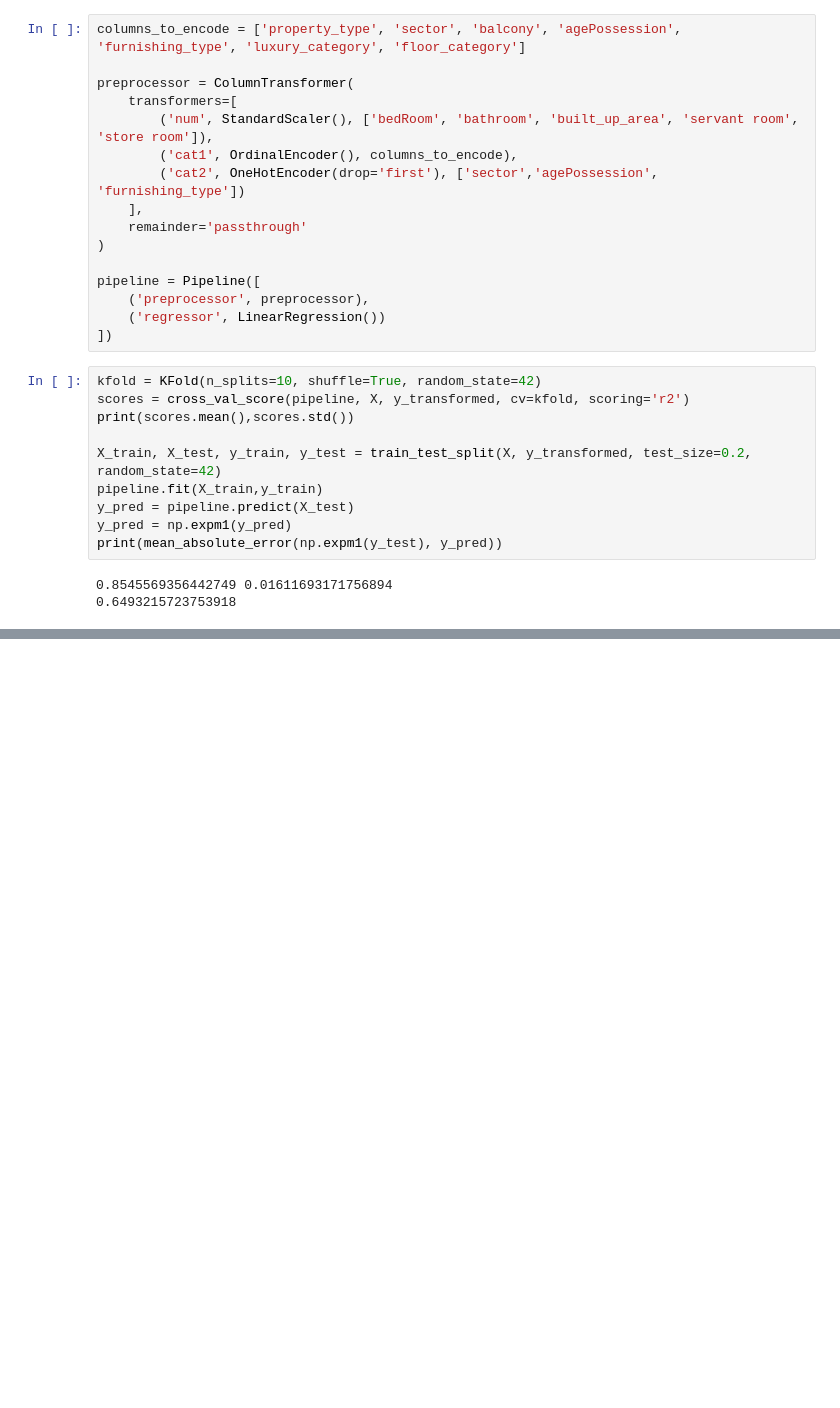
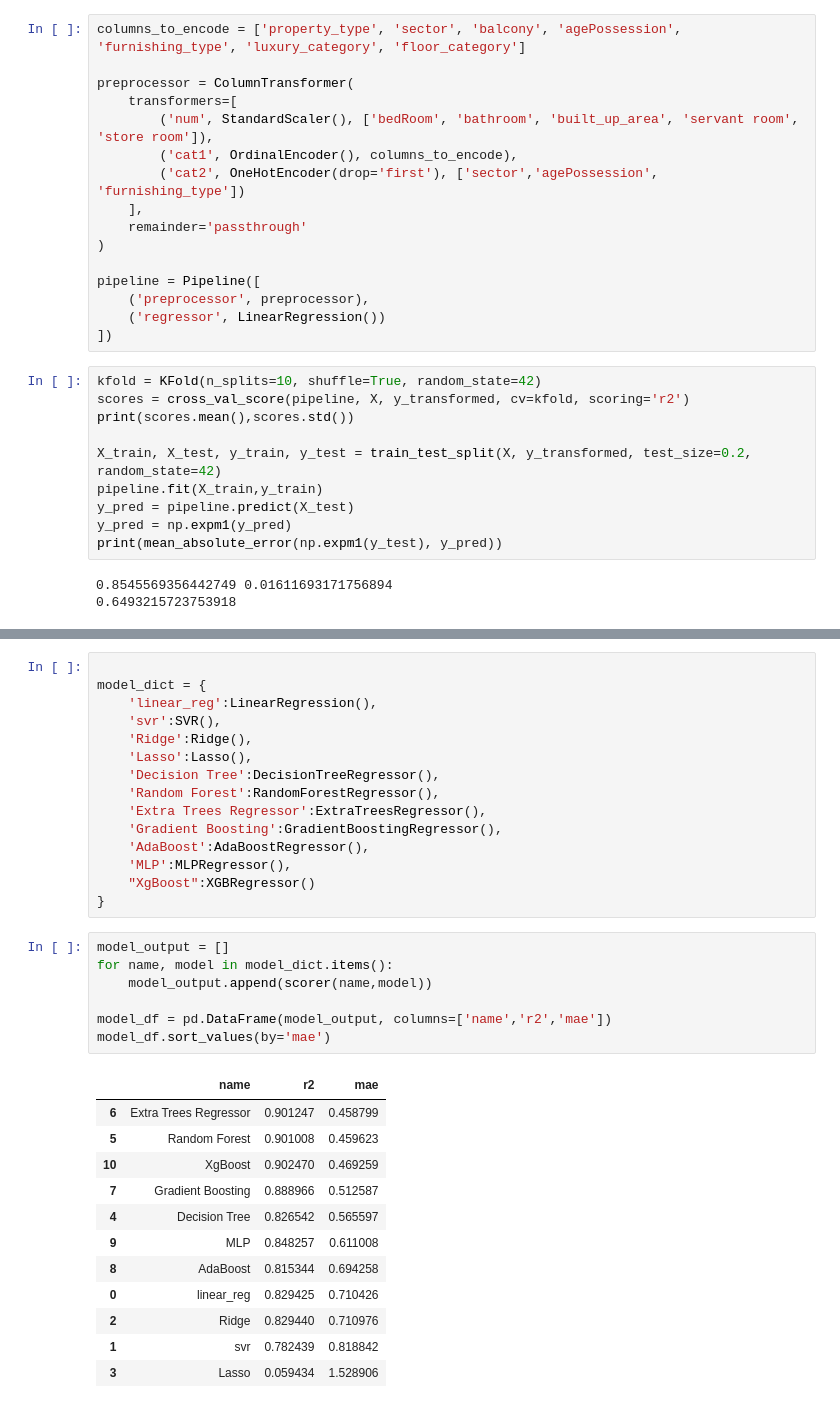
Before and after one commit to mdakram2001/Real-Housing-AI, a Jupyter notebook: model_selection.ipynb, the cells around one changed output, grey strips where cells are left out. Cells and saved outputs as stored; diff of their text form; blank space fills up the shorter version.

```diff
--- a/model_selection.ipynb
+++ b/model_selection.ipynb
@@ -190,0 +386,35 @@ model_df.sort_values(by='mae')
+# %%
+
+model_dict = {
+    'linear_reg':LinearRegression(),
+    'svr':SVR(),
+    'Ridge':Ridge(),
+    'Lasso':Lasso(),
+    'Decision Tree':DecisionTreeRegressor(),
+    'Random Forest':RandomForestRegressor(),
+    'Extra Trees Regressor':ExtraTreesRegressor(),
+    'Gradient Boosting':GradientBoostingRegressor(),
+    'AdaBoost':AdaBoostRegressor(),
+    'MLP':MLPRegressor(),
+    "XgBoost":XGBRegressor()
+}
+# %%
+model_output = []
+for name, model in model_dict.items():
+    model_output.append(scorer(name,model))
+
+model_df = pd.DataFrame(model_output, columns=['name','r2','mae'])
+model_df.sort_values(by='mae')
+# %% [output]
+|  | name | r2 | mae |
+| 6 | Extra Trees Regressor | 0.901247 | 0.458799 |
+| 5 | Random Forest | 0.901008 | 0.459623 |
+| 10 | XgBoost | 0.902470 | 0.469259 |
+| 7 | Gradient Boosting | 0.888966 | 0.512587 |
+| 4 | Decision Tree | 0.826542 | 0.565597 |
+| 9 | MLP | 0.848257 | 0.611008 |
+| 8 | AdaBoost | 0.815344 | 0.694258 |
+| 0 | linear_reg | 0.829425 | 0.710426 |
+| 2 | Ridge | 0.829440 | 0.710976 |
+| 1 | svr | 0.782439 | 0.818842 |
+| 3 | Lasso | 0.059434 | 1.528906 |
```
Also changed, not shown: parts of 16 cells of this notebook, 3 other files.
